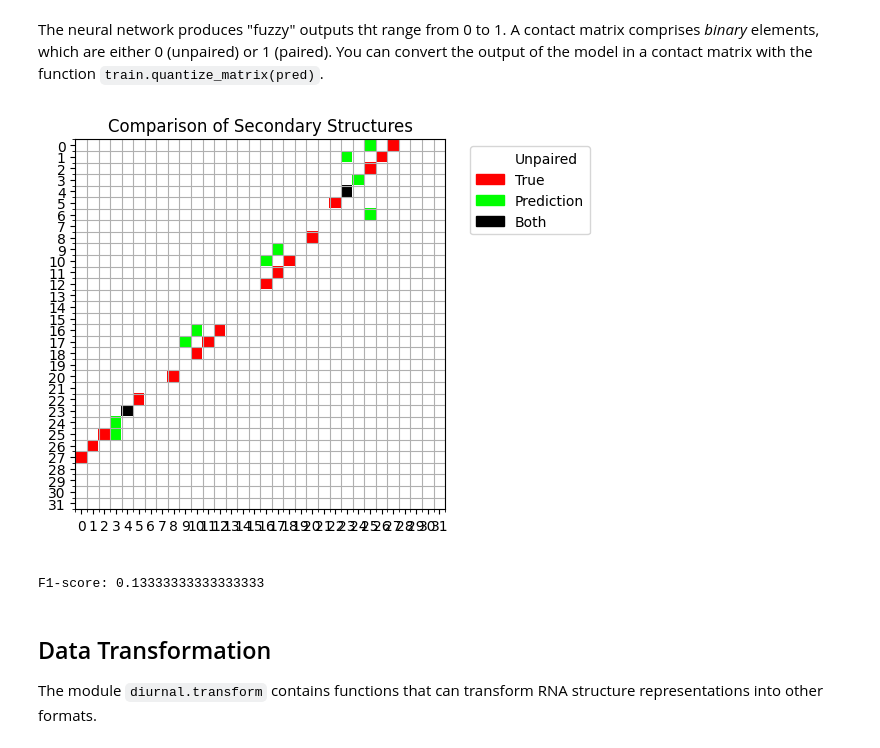
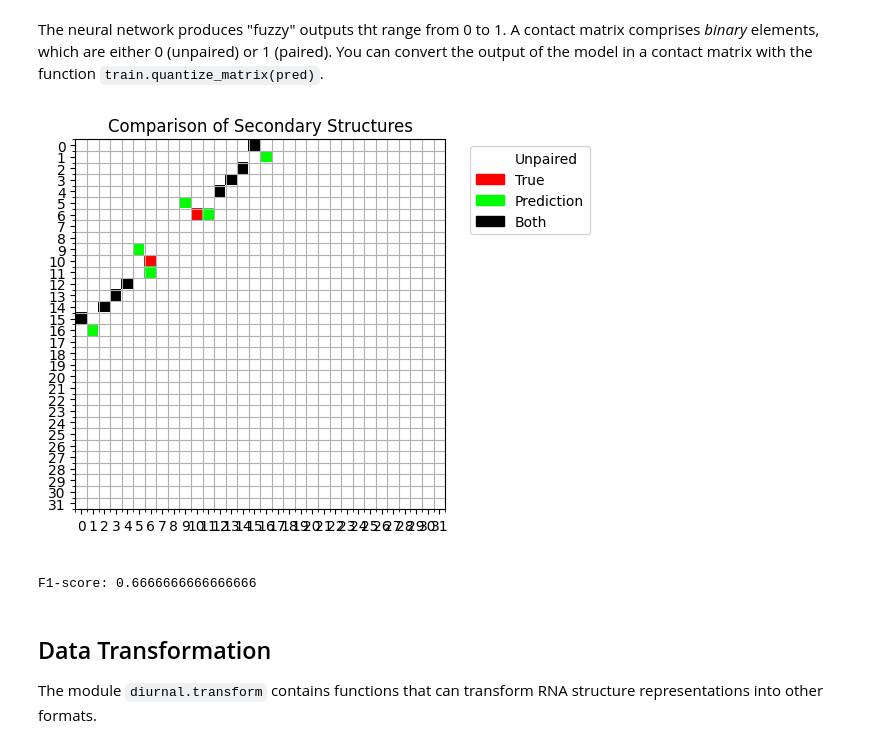
Before and after one commit to Vincent-Therrien/diurnal, a Jupyter notebook: demo/synthetic_pipeline.ipynb, the cells around one changed output. Drawn from its saved outputs; the diff is of its cells as text; code cells hidden in the pictures.

Commit message:
Complétion des techniques de transformation

```diff
--- a/demo/synthetic_pipeline.ipynb
+++ b/demo/synthetic_pipeline.ipynb
@@ -289,24 +291,24 @@ You can convert the output of the model in a contact matrix with the function
 # %%
 index = 5
 prediction = model.predict((test_x[index], ))
 mask = test_x[index].copy()
 mask[mask <= 0] = 0
 mask[mask >= 1] = 1
 prediction *= mask
-train.quantize_matrix(prediction, 0)
-train.quantize_matrix(prediction, 1)
+prediction = transform.to_monomial_matrix(prediction)
+prediction = transform.to_binary_matrix(prediction)
 true_structure = structure.Secondary.quantize_distance_matrix(test_y[index])
 
 # Exclude padding
 length = len(structure.Primary.unpad_matrix(test_x[index], {"-": -1}))
 prediction = evaluate.ContactMatrix.crop(prediction, length)
 true_structure = evaluate.ContactMatrix.crop(true_structure, length)
 
 visualize.compare_pairings(true_structure, prediction)
 print(f"F1-score: {evaluate.ContactMatrix.f1(true_structure, prediction)}")
 # %% [output]
-[figure, old version]
+[figure, new version]
-F1-score: 0.13333333333333333
+F1-score: 0.6666666666666666
 # %% [markdown]
 ## Data Transformation
 
```
Also changed, not shown: parts of 11 cells of this notebook, 2 other files.
